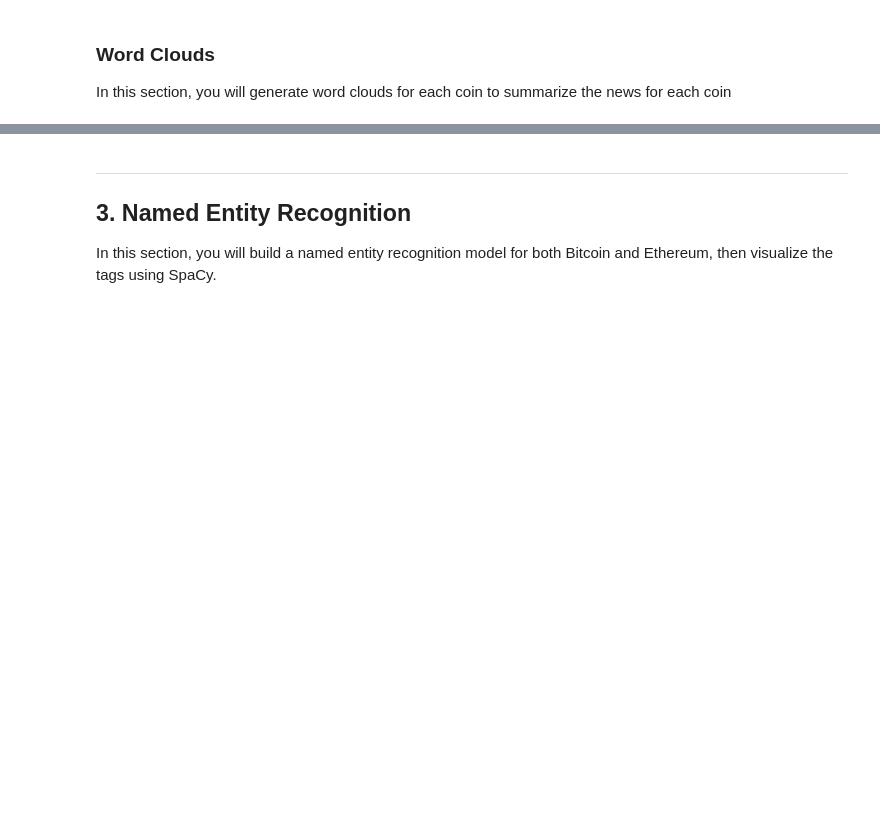
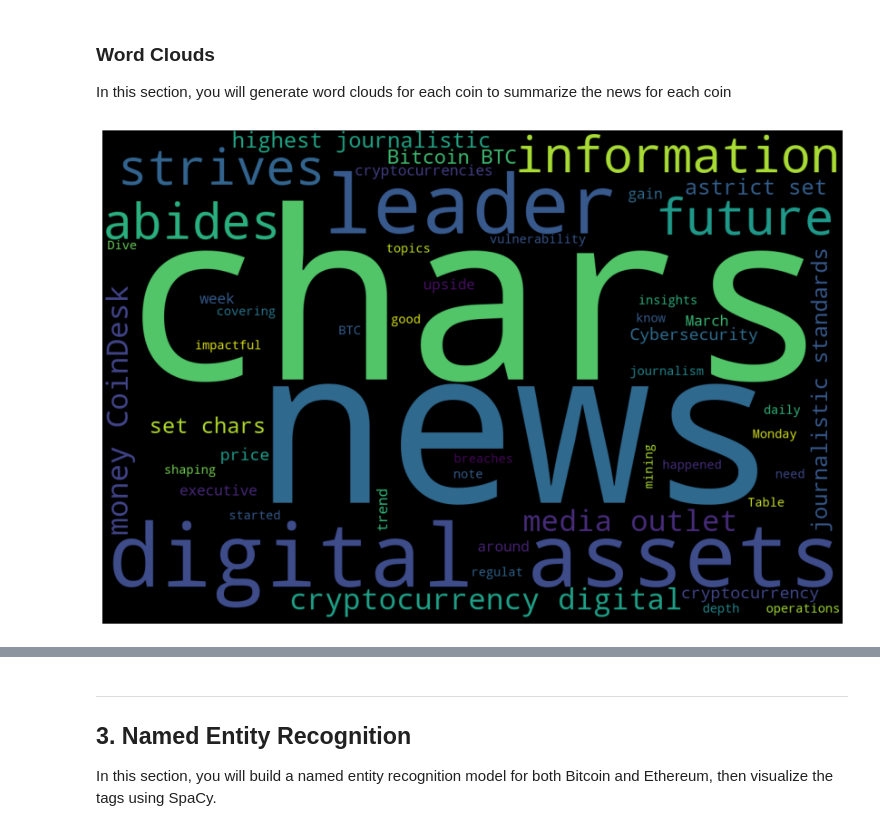
Before and after one commit to jaymemichelle/NLP_homework, a Jupyter notebook: crypto_sentiment.ipynb, the cells around one changed output, grey strips where cells are left out. Cells and saved outputs as stored; diff of their text form; code cells hidden in the pictures; blank space fills up the shorter version.

```diff
--- a/crypto_sentiment.ipynb
+++ b/crypto_sentiment.ipynb
@@ -110,14 +193,8 @@ lemmatizer = WordNetLemmatizer()
 
 # Create a list of stopwords
 # YOUR CODE HERE!
+stopwords = stopwords.words('english')
 
 # Expand the default stopwords list if necessary
 # YOUR CODE HERE!
-def process_text(article):
-    sw = set(stopwords.words('english'))
-    regex = re.compile("[^a-zA-Z ]")
-    re_clean = regex.sub('', article)
-    words = word_tokenize(re_clean)
-    lem = [lemmatizer.lemmatize(word) for word in words]
-    output = [word.lower() for word in lem if word.lower() not in sw]
-    return output
+stopwords.append('license')
@@ -127,21 +211,24 @@ def tokenizer(text):
     """Tokenizes text."""
 
     # Remove the punctuation from text
-
+    regex = re.compile("[^a-zA-Z ]")
+    re_clean = regex.sub('', text)
 
     # Create a tokenized list of the words
-
+    words = word_tokenize(re_clean)
 
     # Lemmatize words into root words
-
+    lem = [lemmatizer.lemmatize(word) for word in words]
 
     # Convert the words to lowercase
-
+    output = [word.lower() for word in lem if word.lower() not in stopwords]
 
     # Remove the stop words
-
+    tokens = list(filter(lambda word:word.lower not in stopwords,output))
 
     return tokens
 # %%
 # Create a new tokens column for Bitcoin
 # YOUR CODE HERE!
+sent_df["BTC_Tokens"] = sent_df.text.apply(tokenizer)
+sent_df.head()
@@ -192,11 +309,17 @@ mpl.rcParams['figure.figsize'] = [20.0, 10.0]
 # %%
 # Generate the Bitcoin word cloud
 # YOUR CODE HERE!
-wc = WordCloud().generate(input_text)
-plt.imshow(wc)
 
-wc = WordCloud(width=1200, height=800, max_words=50).generate(input_text)
-plt.imshow(wc)
+def cloud(text, title = ""):
+    wc = WordCloud(width=1200, height=800, max_words=50).generate(text)
+    plt.imshow(wc)
+    plt.axis("off")
+    plt.title(title)
+    plt.show()
+# %%
+cloud(sent_df.text.str.cat())
+# %% [output]
+[figure, added]
 # %%
 # Generate the Ethereum word cloud
 # YOUR CODE HERE!
```
Also changed, not shown: parts of 29 cells of this notebook, 6 other files.
